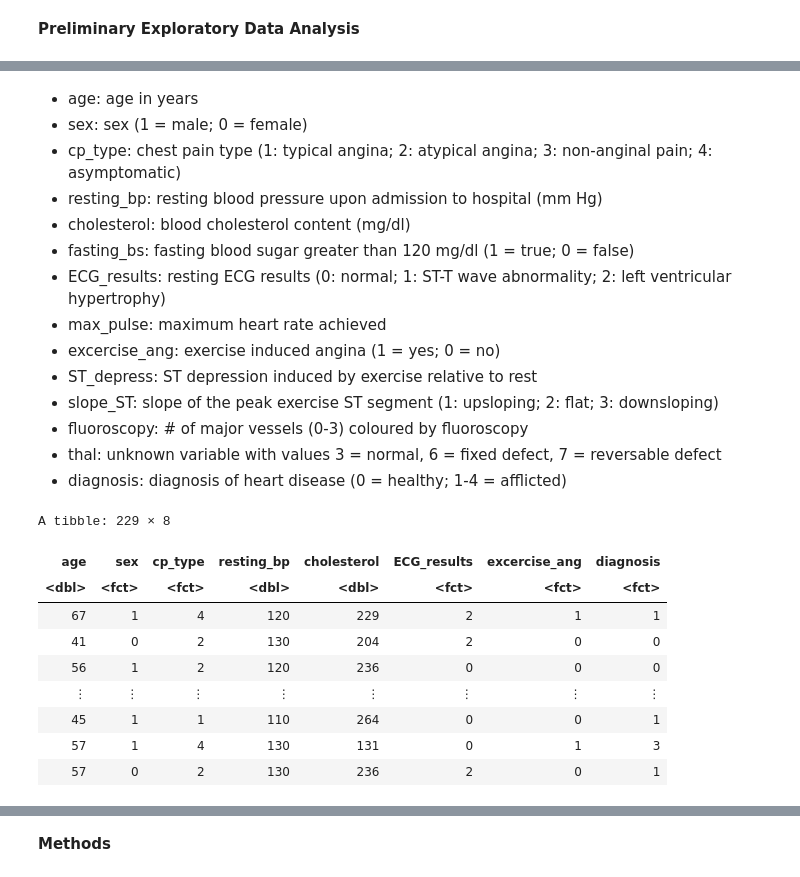
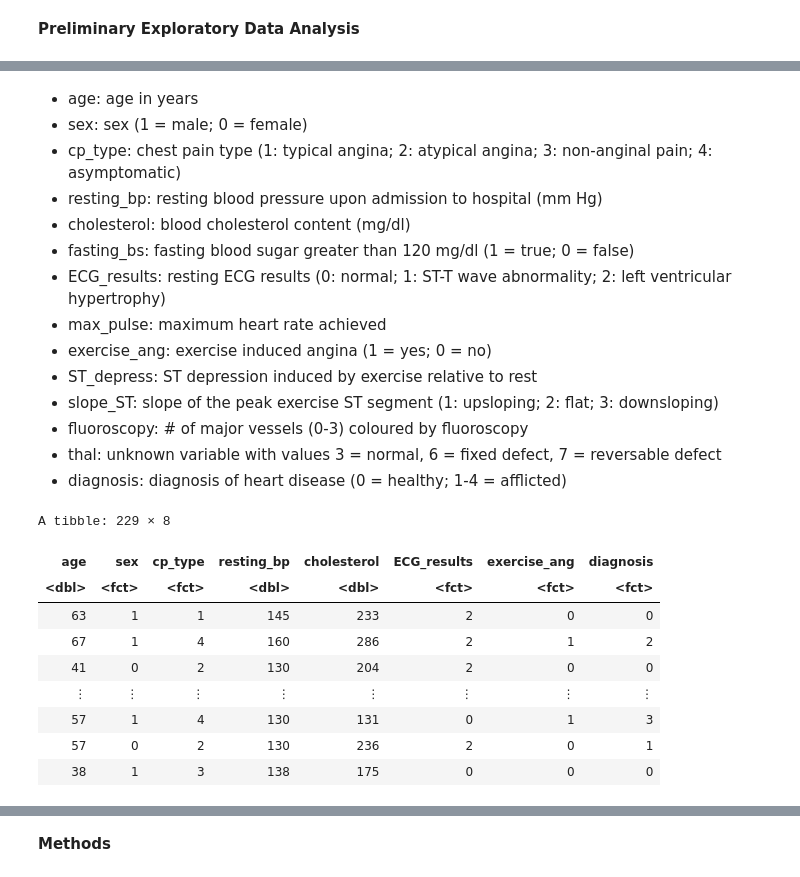
Before and after one commit to DrScienMath/DSCI-100_Group-Project, a Jupyter notebook: project_proposal.ipynb, the cells around one changed output, grey strips where cells are left out. Saved outputs shown, nothing was run; the diff lists cells and outputs as text; code cells hidden in the pictures.

Commit message:
Added data wrangling and tables and visualizations

```diff
--- a/project_proposal.ipynb
+++ b/project_proposal.ipynb
@@ -12,17 +13,18 @@ Laura Flannigan, Kaitlyn Harvie, Hannah Morstead, & Tony Tang
 # %%
 library(tidyverse)
 library(tidymodels)
+options(repr.matrix.max.rows = 6)
 
 url <- "https://archive.ics.uci.edu/ml/machine-learning-databases/heart-disease/processed.cleveland.data"
 download.file(url, "data/processed_cleveland.csv")
 cleveland_data <- read_csv("data/processed_cleveland.csv", col_names = c("age", "sex", "cp_type", "resting_bp",
-                           "cholesterol", "fasting_bs", "ECG_results", "max_pulse", "excercise_ang", "ST_depress",
-                          "slope_ST", "fluoroscopy", "thal", "diagnosis"), na = "?") %>%
+                           "cholesterol", "fasting_bs", "ECG_results", "max_pulse", "exercise_ang", "ST_depress",
+                           "slope_ST", "fluoroscopy", "thal", "diagnosis"), na = "?") %>%
     mutate(sex = as_factor(sex)) %>%
     mutate(cp_type = as_factor(cp_type)) %>%
     mutate(fasting_bs = as_factor(fasting_bs)) %>%
     mutate(ECG_results = as_factor(ECG_results)) %>%
-    mutate(excercise_ang = as_factor(excercise_ang)) %>%
+    mutate(exercise_ang = as_factor(exercise_ang)) %>%
     mutate(slope_ST = as_factor(slope_ST)) %>%
     mutate(fluoroscopy = as_factor(fluoroscopy)) %>%
     mutate(thal = as_factor(thal)) %>%
@@ -65,27 +67,29 @@ A spec_tbl_df: 303 × 14
 - fasting_bs: fasting blood sugar greater than 120 mg/dl (1 = true; 0 = false)
 - ECG_results: resting ECG results (0: normal; 1: ST-T wave abnormality; 2: left ventricular hypertrophy)
 - max_pulse: maximum heart rate achieved
-- excercise_ang: exercise induced angina (1 = yes; 0 = no)
+- exercise_ang: exercise induced angina (1 = yes; 0 = no)
 - ST_depress: ST depression induced by exercise relative to rest
 - slope_ST: slope of the peak exercise ST segment (1: upsloping; 2: flat; 3: downsloping)
 - fluoroscopy: # of major vessels (0-3) coloured by fluoroscopy
 - thal: unknown variable with values 3 = normal, 6 = fixed defect, 7 = reversable defect
 - diagnosis: diagnosis of heart disease (0 = healthy; 1-4 = afflicted)
 # %%
+set.seed(1248)
+
 cleveland_data <- cleveland_data %>%
-    select("age", "sex", "cp_type", "resting_bp", "cholesterol", "ECG_results", "excercise_ang", "diagnosis")
+    select(age, sex, cp_type, resting_bp, cholesterol, ECG_results, exercise_ang, diagnosis)
 cleveland_split <- initial_split(cleveland_data, prop = 3/4, strata = diagnosis)
 cleveland_train <- training(cleveland_split)
 cleveland_test <- testing(cleveland_split)
 cleveland_train
 # %% [output]
 A tibble: 229 × 8
-| age | sex | cp_type | resting_bp | cholesterol | ECG_results | excercise_ang | diagnosis |
+| age | sex | cp_type | resting_bp | cholesterol | ECG_results | exercise_ang | diagnosis |
 | <dbl> | <fct> | <fct> | <dbl> | <dbl> | <fct> | <fct> | <fct> |
-| 67 | 1 | 4 | 120 | 229 | 2 | 1 | 1 |
+| 63 | 1 | 1 | 145 | 233 | 2 | 0 | 0 |
+| 67 | 1 | 4 | 160 | 286 | 2 | 1 | 2 |
 | 41 | 0 | 2 | 130 | 204 | 2 | 0 | 0 |
-| 56 | 1 | 2 | 120 | 236 | 0 | 0 | 0 |
 | ⋮ | ⋮ | ⋮ | ⋮ | ⋮ | ⋮ | ⋮ | ⋮ |
-| 45 | 1 | 1 | 110 | 264 | 0 | 0 | 1 |
 | 57 | 1 | 4 | 130 | 131 | 0 | 1 | 3 |
 | 57 | 0 | 2 | 130 | 236 | 2 | 0 | 1 |
+| 38 | 1 | 3 | 138 | 175 | 0 | 0 | 0 |
```
Also changed, not shown: parts of 4 cells of this notebook.
